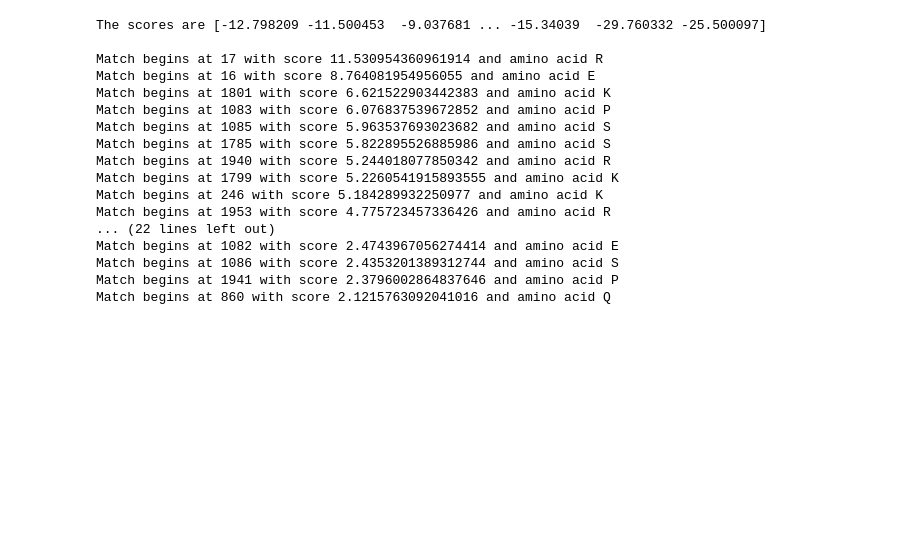
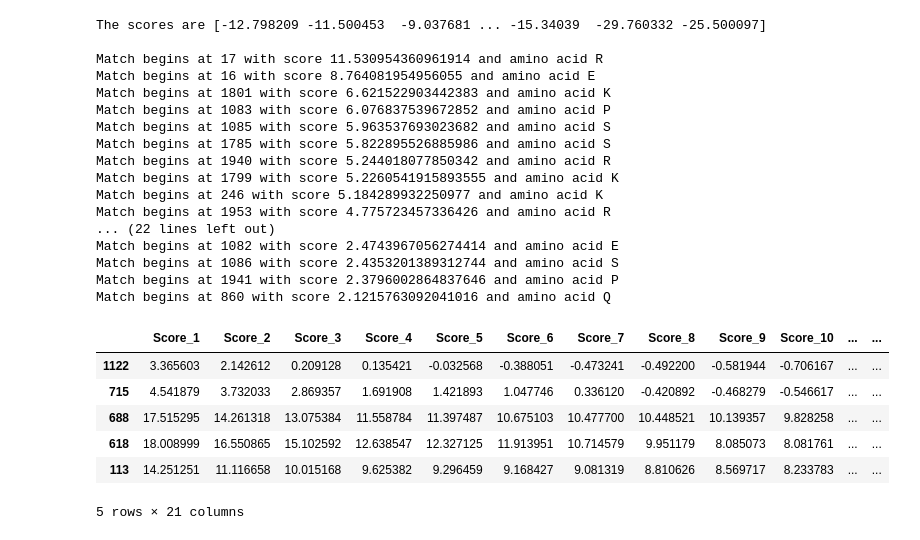
Before and after one commit to auerbachsd/NLSeer, a Jupyter notebook: Ming_data_extraction/NLS_Motifs_PSSM.ipynb, the cells around one changed output. Cells and saved outputs as stored; diff of their text form; code cells hidden in the pictures; blank space fills up the shorter version.

```diff
--- a/Ming_data_extraction/NLS_Motifs_PSSM.ipynb
+++ b/Ming_data_extraction/NLS_Motifs_PSSM.ipynb
@@ -457,0 +378,26 @@ Match begins at 860 with score 2.1215763092041016 and amino acid Q
+# %%
+# Load nuclear and non-nuclear protein sequences
+nuclear_protein_df = pd.read_csv('data_NLS.csv')
+non_nuclear_proteins_df = pd.read_csv('data_non_nuclear_proteins.csv')
+# %%
+# Define the length of the feature vectors
+feature_vec_length = 20
+length_cutoff = feature_vec_length + 20
+# %%
+# Clean data
+nuclear_protein_df_cleaned = remove_sequences(nuclear_protein_df,'Sequence_y')
+non_nuclear_proteins_df_cleaned = remove_short_sequences(remove_sequences(non_nuclear_proteins_df, 'Sequence'),length_cutoff)
+# %%
+# Create nuclear and non-nuclear feature vectors with labels
+NLS_feature_df = create_feature_vectors(nuclear_protein_df_cleaned, 'Sequence_y',feature_vec_length, 1)
+non_NLS_feature_df = create_feature_vectors(non_nuclear_proteins_df_cleaned, 'Sequence', feature_vec_length, 0)
+# %%
+NLS_feature_df.sample(5)
+# %% [output]
+|  | Score_1 | Score_2 | Score_3 | Score_4 | Score_5 | Score_6 | Score_7 | Score_8 | Score_9 | Score_10 | ... | ... |
+| 1122 | 3.365603 | 2.142612 | 0.209128 | 0.135421 | -0.032568 | -0.388051 | -0.473241 | -0.492200 | -0.581944 | -0.706167 | ... | ... |
+| 715 | 4.541879 | 3.732033 | 2.869357 | 1.691908 | 1.421893 | 1.047746 | 0.336120 | -0.420892 | -0.468279 | -0.546617 | ... | ... |
+| 688 | 17.515295 | 14.261318 | 13.075384 | 11.558784 | 11.397487 | 10.675103 | 10.477700 | 10.448521 | 10.139357 | 9.828258 | ... | ... |
+| 618 | 18.008999 | 16.550865 | 15.102592 | 12.638547 | 12.327125 | 11.913951 | 10.714579 | 9.951179 | 8.085073 | 8.081761 | ... | ... |
+| 113 | 14.251251 | 11.116658 | 10.015168 | 9.625382 | 9.296459 | 9.168427 | 9.081319 | 8.810626 | 8.569717 | 8.233783 | ... | ... |
+5 rows × 21 columns
```
Also changed, not shown: parts of 19 cells of this notebook.
